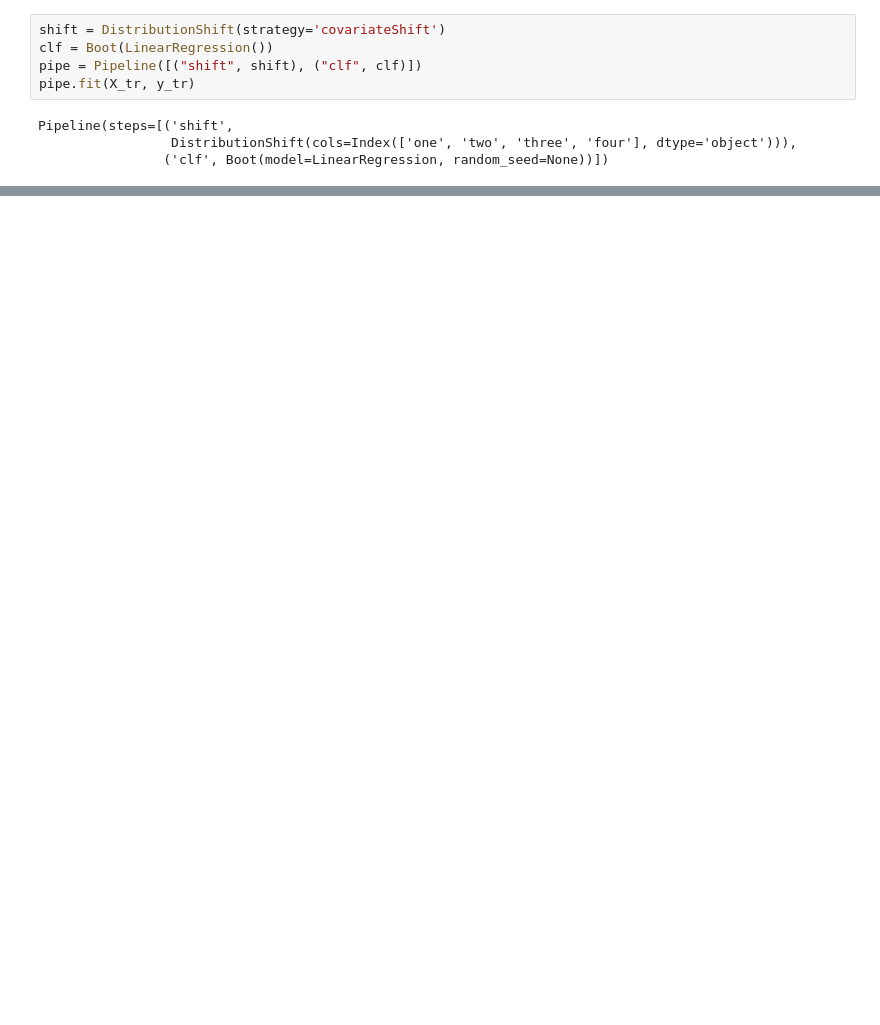
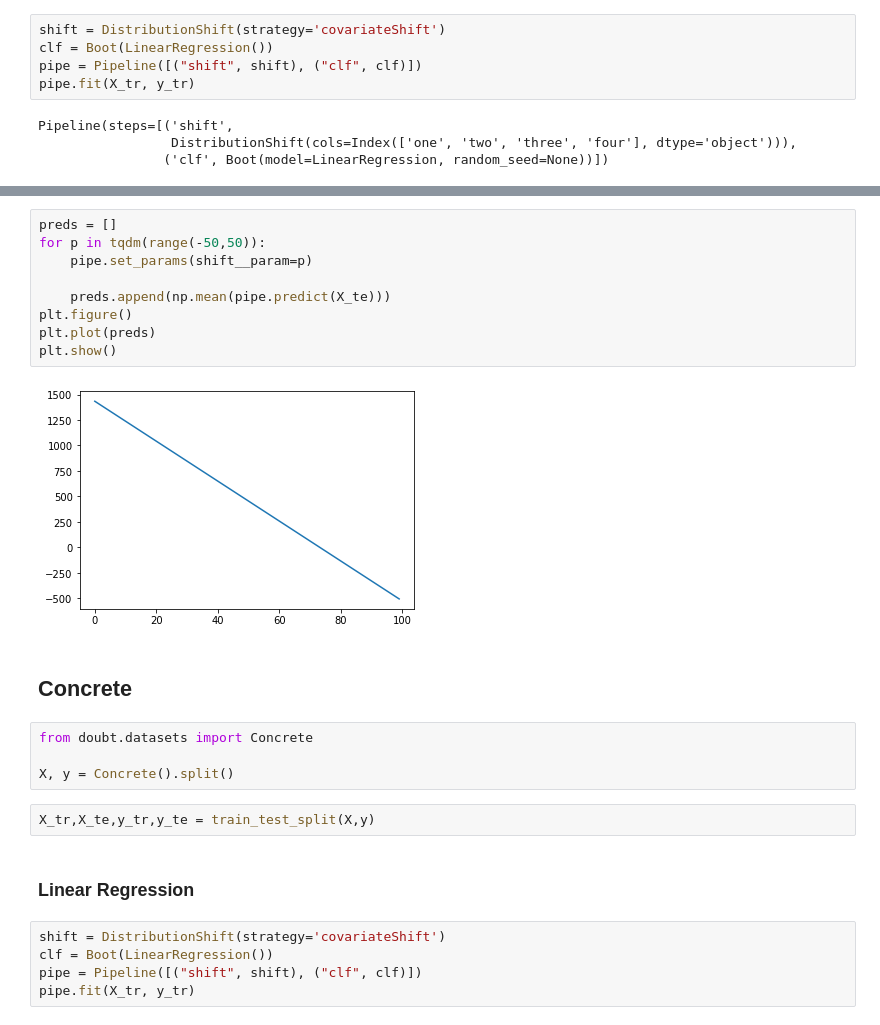
Before and after one commit to cmougan/MonitoringUncertainty, a Jupyter notebook: Doubt.ipynb, the cells around one changed output, grey strips where cells are left out. Drawn from its saved outputs; the diff is of its cells as text; blank space fills up the shorter version.

```diff
--- a/Doubt.ipynb
+++ b/Doubt.ipynb
@@ -38,0 +105,26 @@ plt.show()
+# %%
+preds = []
+for p in tqdm(range(-50,50)):
+    pipe.set_params(shift__param=p)
+
+    preds.append(np.mean(pipe.predict(X_te)))
+plt.figure()
+plt.plot(preds)
+plt.show()
+# %% [output]
+[figure, added]
+# %% [markdown]
+## Concrete
+# %%
+from doubt.datasets import Concrete
+
+X, y = Concrete().split()
+# %%
+X_tr,X_te,y_tr,y_te = train_test_split(X,y)
+# %% [markdown]
+### Linear Regression
+# %%
+shift = DistributionShift(strategy='covariateShift')
+clf = Boot(LinearRegression())
+pipe = Pipeline([("shift", shift), ("clf", clf)])
+pipe.fit(X_tr, y_tr)
```
Also changed, not shown: parts of 18 cells of this notebook.
